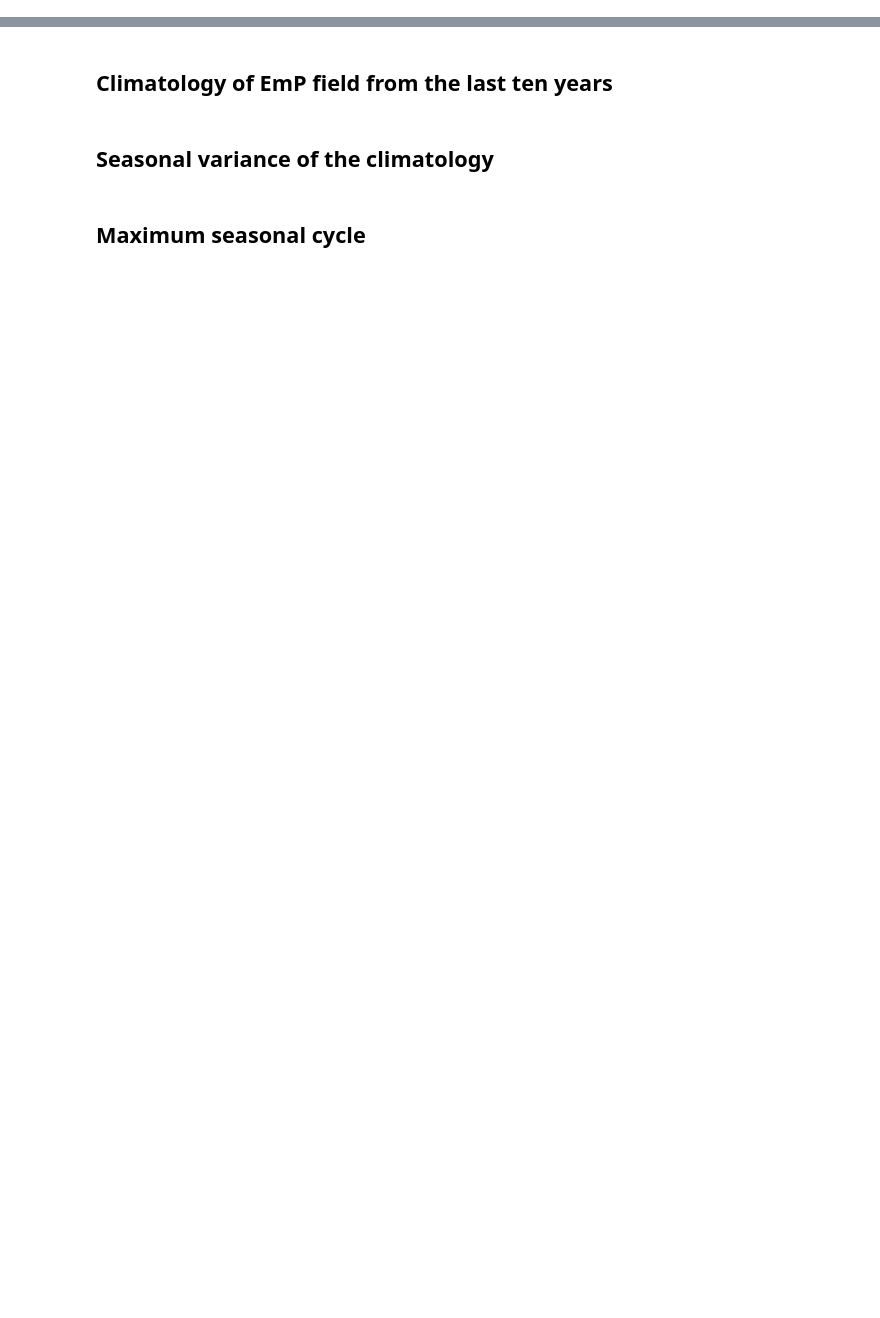
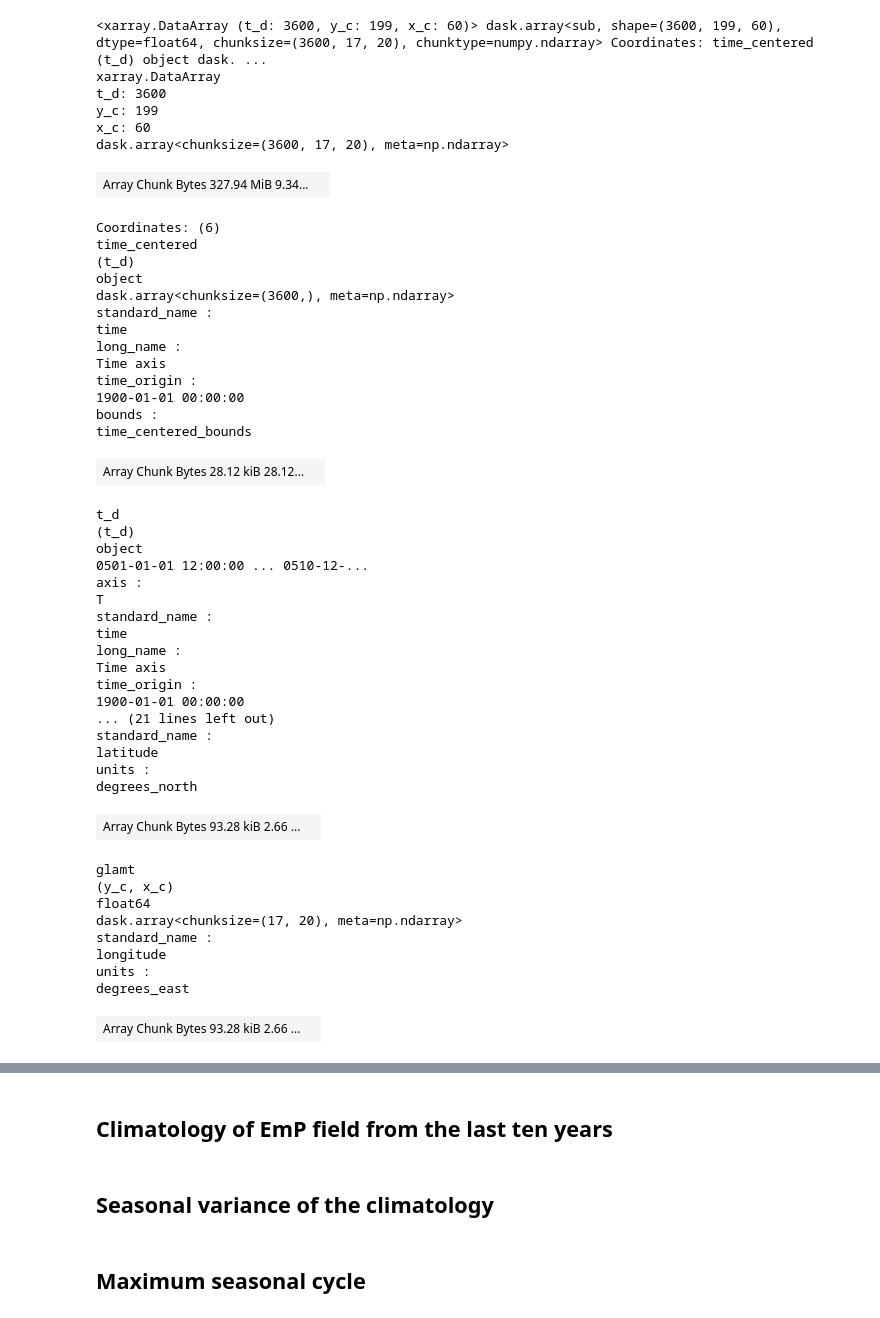
Before and after one commit to vopikamm/dino-analysis, a Jupyter notebook: GetEmP.ipynb, the cells around one changed output, grey strips where cells are left out. Cells and saved outputs as stored; diff of their text form; code cells hidden in the pictures; blank space fills up the shorter version.

```diff
--- a/GetEmP.ipynb
+++ b/GetEmP.ipynb
@@ -11,4 +11,4 @@ import xnemogcm as xn
 import xgcm
 # %%
 path   = "/data/dkamm/nemo_output/DINO/"
-dino_exp = Experiment(path, 'GetEmP')
+dino_exp = Experiment(path, 'DINO_1deg/restart31')
@@ -14,0 +52,51 @@ dino_exp = Experiment(path, 'GetEmP')
+# %%
+dino_exp.get_emp()
+# %% [output]
+<xarray.DataArray (t_d: 3600, y_c: 199, x_c: 60)> dask.array<sub, shape=(3600, 199, 60), dtype=float64, chunksize=(3600, 17, 20), chunktype=numpy.ndarray> Coordinates: time_centered (t_d) object dask. ...
+xarray.DataArray
+t_d: 3600
+y_c: 199
+x_c: 60
+dask.array<chunksize=(3600, 17, 20), meta=np.ndarray>
+| Array Chunk Bytes 327.94 MiB 9.34... |  |
+Coordinates: (6)
+time_centered
+(t_d)
+object
+dask.array<chunksize=(3600,), meta=np.ndarray>
+standard_name :
+time
+long_name :
+Time axis
+time_origin :
+1900-01-01 00:00:00
+bounds :
+time_centered_bounds
+| Array Chunk Bytes 28.12 kiB 28.12... |  |
+t_d
+(t_d)
+object
+0501-01-01 12:00:00 ... 0510-12-...
+axis :
+T
+standard_name :
+time
+long_name :
+Time axis
+time_origin :
+1900-01-01 00:00:00
+... (21 lines left out)
+standard_name :
+latitude
+units :
+degrees_north
+| Array Chunk Bytes 93.28 kiB 2.66 ... |  |
+glamt
+(y_c, x_c)
+float64
+dask.array<chunksize=(17, 20), meta=np.ndarray>
+standard_name :
+longitude
+units :
+degrees_east
+| Array Chunk Bytes 93.28 kiB 2.66 ... |  |
```
Also changed, not shown: parts of 9 cells of this notebook, 2 other files.
